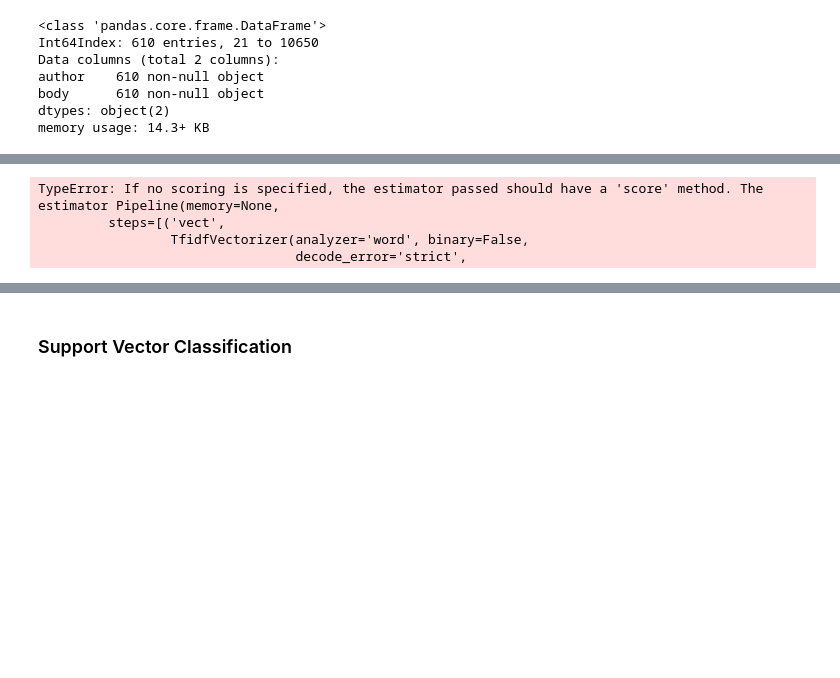
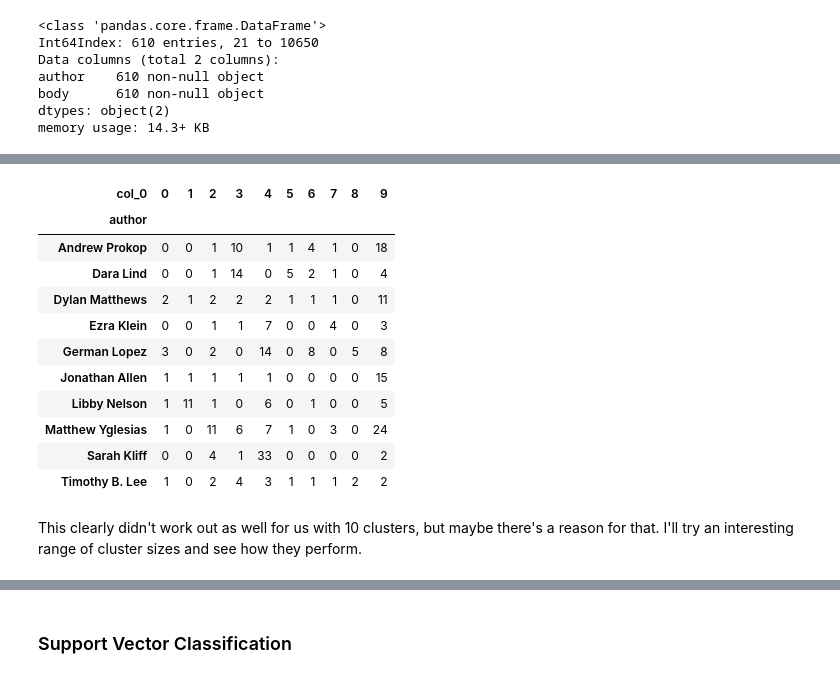
Before and after one commit to TheGregArayaSet/Unsupervised-Learning-with-Vox-Articles, a Jupyter notebook: Vox Articles.ipynb, the cells around one changed output, grey strips where cells are left out. Saved outputs shown, nothing was run; the diff lists cells and outputs as text; code cells hidden in the pictures; blank space fills up the shorter version.

```diff
--- a/Vox Articles.ipynb
+++ b/Vox Articles.ipynb
@@ -117 +107,4 @@ for author in t10_list:
+# %%
+# Group by author, take 61 values, drop any that we don't need and reset the index, then copy it so we don't get warnings
+top10_unif_df = top10_df.groupby(['author']).head(61).reset_index(drop=True).copy()
 # %% [markdown]
@@ -224,3 +135,21 @@ kmeans_model = kmeans_pipe.fit(X_train, y_train)
+# %%
+# Start a timer
+km_start = time.time()
+
+# Instantiate our vectorizer, include bi-grams, and exclude useless stop words
+km_vectorizer = TfidfVectorizer(ngram_range=(1, 2), stop_words='english')
+
+# Extract features from our dataset
+X_km = km_vectorizer.fit_transform(X)
+
+# Split our data up into 25/75 for training and testing
+X_train, X_test, y_train, y_test = train_test_split(X_km, Y, test_size=0.25, random_state = 42)
+
+# Instantiate our clustering method
+kmeans = KMeans(n_clusters = 10, n_init = 60)
+
+# Fit the data
+kmeans_model = kmeans.fit(X_train, y_train)
 # %%
 # Make predictions
 kmeans_pred = kmeans_model.fit_predict(X_test, y_test)
@@ -264,14 +164,0 @@ sc_base_model = sc_base_pipe.fit(X_train, y_train)
-# %%
-# Start a timer for the SVC's CV search
-sccv_start_time = time.time()
-
-# Set up the random search with our parameter distribution
-sc_rand_search = RandomizedSearchCV(sc_base_model, sc_prm_dist, n_iter=20, cv=10, iid=False)
-
-# Fit the random search to our data
-sc_rand_search.fit(X_train, y_train)
-# %% [output]
-TypeError: If no scoring is specified, the estimator passed should have a 'score' method. The estimator Pipeline(memory=None,
-         steps=[('vect',
-                 TfidfVectorizer(analyzer='word', binary=False,
-                                 decode_error='strict',
@@ -306,0 +165,18 @@ sc_model = sc_pipe.fit(X_train, y_train)
+# %%
+# Get predicted clusters
+pd.crosstab(y_test, kmeans_pred)
+# %% [output]
+| col_0 | 0 | 1 | 2 | 3 | 4 | 5 | 6 | 7 | 8 | 9 |
+| author |  |  |  |  |  |  |  |  |  |  |
+| Andrew Prokop | 0 | 0 | 1 | 10 | 1 | 1 | 4 | 1 | 0 | 18 |
+| Dara Lind | 0 | 0 | 1 | 14 | 0 | 5 | 2 | 1 | 0 | 4 |
+| Dylan Matthews | 2 | 1 | 2 | 2 | 2 | 1 | 1 | 1 | 0 | 11 |
+| Ezra Klein | 0 | 0 | 1 | 1 | 7 | 0 | 0 | 4 | 0 | 3 |
+| German Lopez | 3 | 0 | 2 | 0 | 14 | 0 | 8 | 0 | 5 | 8 |
+| Jonathan Allen | 1 | 1 | 1 | 1 | 1 | 0 | 0 | 0 | 0 | 15 |
+| Libby Nelson | 1 | 11 | 1 | 0 | 6 | 0 | 1 | 0 | 0 | 5 |
+| Matthew Yglesias | 1 | 0 | 11 | 6 | 7 | 1 | 0 | 3 | 0 | 24 |
+| Sarah Kliff | 0 | 0 | 4 | 1 | 33 | 0 | 0 | 0 | 0 | 2 |
+| Timothy B. Lee | 1 | 0 | 2 | 4 | 3 | 1 | 1 | 1 | 2 | 2 |
+# %% [markdown]
+This clearly didn't work out as well for us with 10 clusters, but maybe there's a reason for that. I'll try an interesting range of cluster sizes and see how they perform.
```
Also changed, not shown: parts of 67 cells of this notebook.
